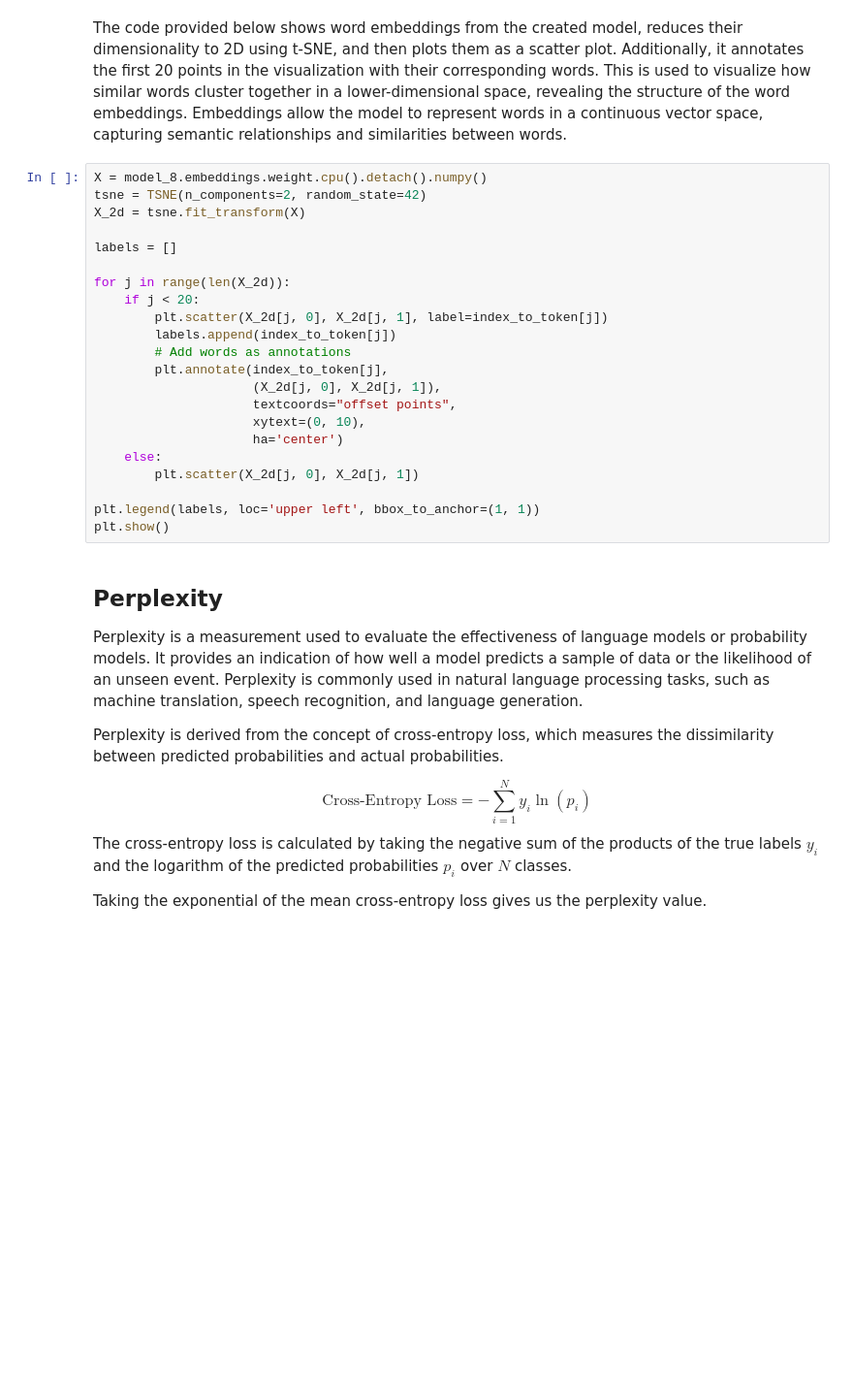
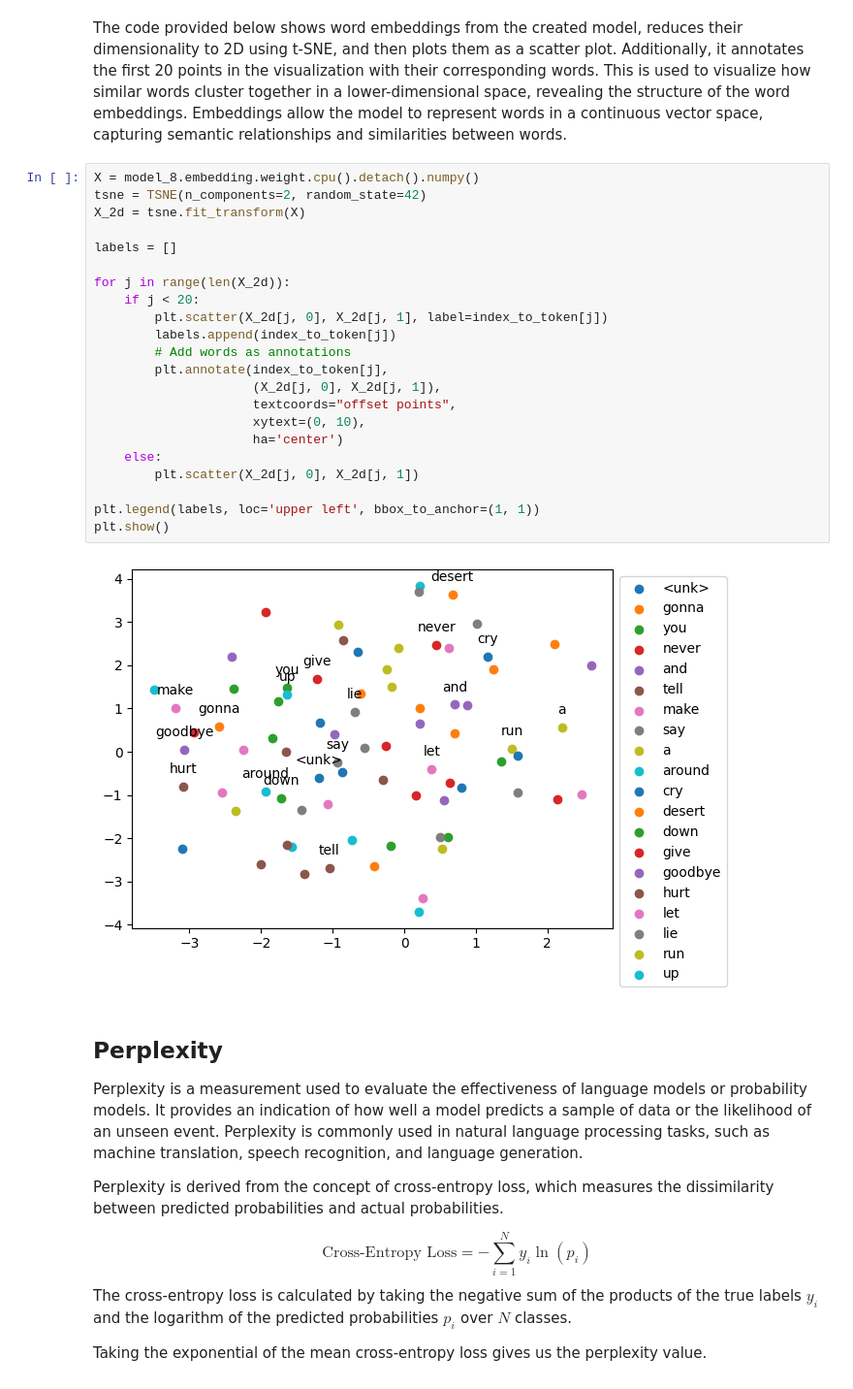
Before and after one commit to DerrickWawerumuturi/GenAI-NLP, a Jupyter notebook: N-Gram/ClassifyDoc.ipynb, the cells around one changed output. Shown at 97% size. Saved outputs shown, nothing was run; the diff lists cells and outputs as text; blank space fills up the shorter version.

```diff
--- a/N-Gram/ClassifyDoc.ipynb
+++ b/N-Gram/ClassifyDoc.ipynb
@@ -763,27 +780,29 @@ Never gonna say goodbye <unk> <unk> to strangers to so feeling we the rules rule
 # %% [markdown]
 The code provided below shows word embeddings from the created model, reduces their dimensionality to 2D using t-SNE, and then plots them as a scatter plot. Additionally, it annotates the first 20 points in the visualization with their corresponding words. This is used to visualize how similar words cluster together in a lower-dimensional space, revealing the structure of the word embeddings. Embeddings allow the model to represent words in a continuous vector space, capturing semantic relationships and similarities between words.
 # %%
-X = model_8.embeddings.weight.cpu().detach().numpy()
+X = model_8.embedding.weight.cpu().detach().numpy()
 tsne = TSNE(n_components=2, random_state=42)
 X_2d = tsne.fit_transform(X)
 
 labels = []
 
 for j in range(len(X_2d)):
     if j < 20:
         plt.scatter(X_2d[j, 0], X_2d[j, 1], label=index_to_token[j])
         labels.append(index_to_token[j])
         # Add words as annotations
         plt.annotate(index_to_token[j],
                      (X_2d[j, 0], X_2d[j, 1]),
                      textcoords="offset points",
                      xytext=(0, 10),
                      ha='center')
     else:
         plt.scatter(X_2d[j, 0], X_2d[j, 1])
 
 plt.legend(labels, loc='upper left', bbox_to_anchor=(1, 1))
 plt.show()
+# %% [output]
+[figure, added]
 # %% [markdown]
 ## Perplexity
 Perplexity is a measurement used to evaluate the effectiveness of language models or probability models. It provides an indication of how well a model predicts a sample of data or the likelihood of an unseen event. Perplexity is commonly used in natural language processing tasks, such as machine translation, speech recognition, and language generation.
```
Also changed, not shown: parts of 9 cells of this notebook, 2 other files.
